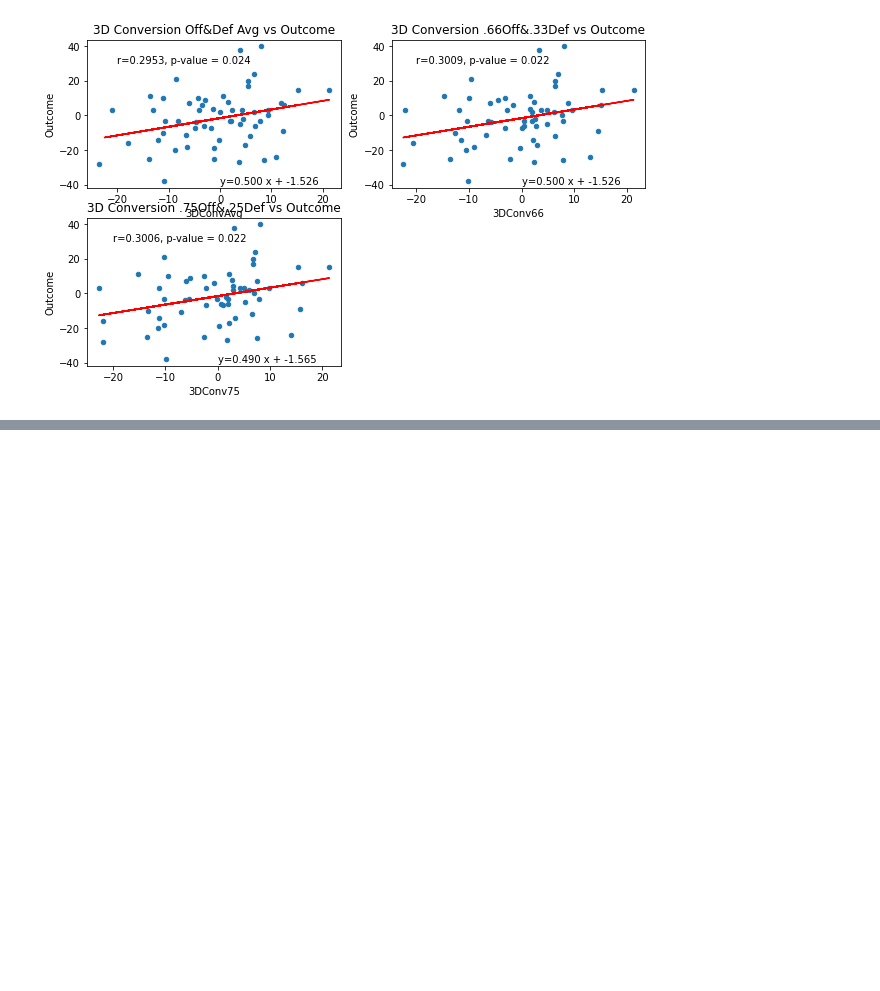
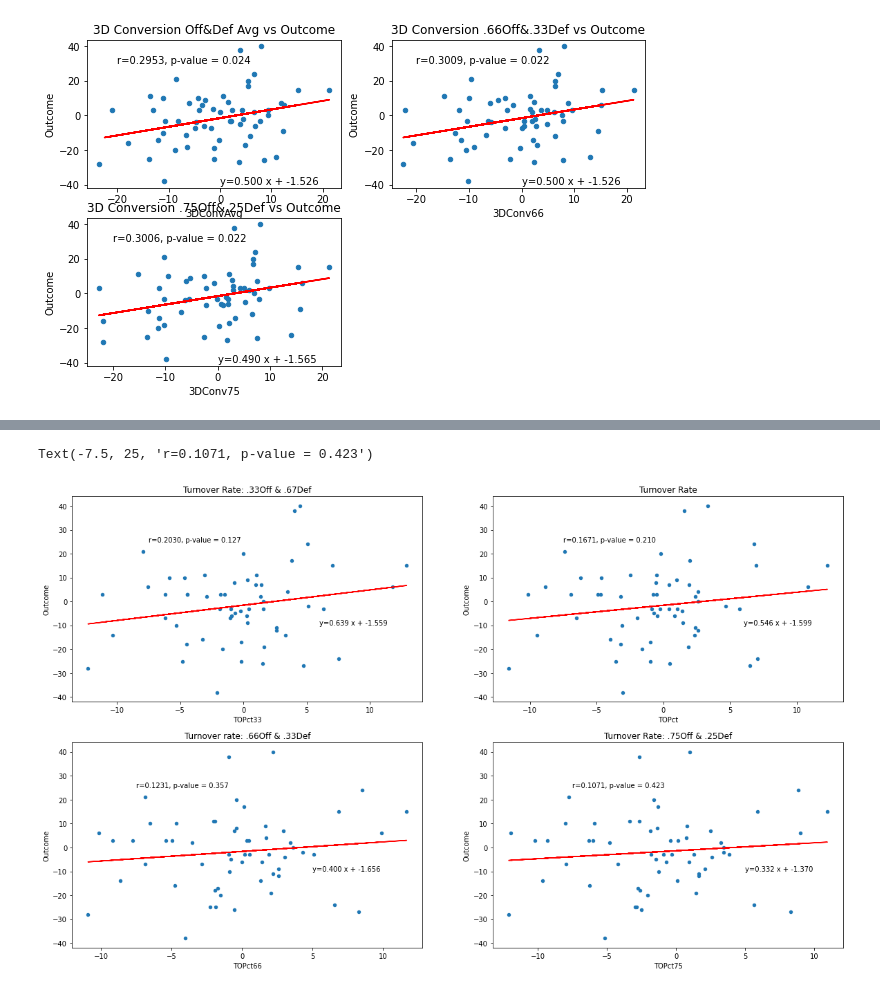
Before and after one commit to kclark7/NFLModel, a Jupyter notebook: TestVarCorr.ipynb, the cells around one changed output, grey strips where cells are left out. Saved outputs shown, nothing was run; the diff lists cells and outputs as text; code cells hidden in the pictures; blank space fills up the shorter version.

```diff
--- a/TestVarCorr.ipynb
+++ b/TestVarCorr.ipynb
@@ -109,0 +258,50 @@ plt.show
+# %%
+fig = plt.figure(figsize=(20,12))
+
+ax0 = fig.add_subplot(221)
+ax1 = fig.add_subplot(222)
+ax2 = fig.add_subplot(223)
+ax3 = fig.add_subplot(224)
+
+df.plot(kind='scatter', x='TOPct33', y='Outcome', ax=ax0)
+x = df['TOPct33']
+y = df['Outcome']
+fit = np.polyfit(x, y, deg=1)
+ax0.set_title('Turnover Rate: .33Off & .67Def')
+ax0.plot(x, fit[0] * x + fit[1], color='red')
+ax0.annotate('y={0:.3f} x + {1:.3f}'.format(fit[0], fit[1]), xy=(6, -10))
+pears = stats.pearsonr(df['TOPct33'], df['Outcome'])
+ax0.annotate('r={0:.4f}, p-value = {1:.3f}'.format(pears[0], pears[1]), xy=(-7.5, 25))
+
+df.plot(kind='scatter', x='TOPct', y='Outcome', ax=ax1)
+x = df['TOPct']
+y = df['Outcome']
+fit = np.polyfit(x, y, deg=1)
+ax1.set_title('Turnover Rate')
+ax1.plot(x, fit[0] * x + fit[1], color='red')
+ax1.annotate('y={0:.3f} x + {1:.3f}'.format(fit[0], fit[1]), xy=(6, -10))
+pears = stats.pearsonr(df['TOPct'], df['Outcome'])
+ax1.annotate('r={0:.4f}, p-value = {1:.3f}'.format(pears[0], pears[1]), xy=(-7.5, 25))
+
+df.plot(kind='scatter', x='TOPct66', y='Outcome', ax=ax2)
+x = df['TOPct66']
+y = df['Outcome']
+fit = np.polyfit(x, y, deg=1)
+ax2.set_title('Turnover rate: .66Off & .33Def')
+ax2.plot(x, fit[0] * x + fit[1], color='red')
+ax2.annotate('y={0:.3f} x + {1:.3f}'.format(fit[0], fit[1]), xy=(5, -10))
+pears = stats.pearsonr(df['TOPct66'], df['Outcome'])
+ax2.annotate('r={0:.4f}, p-value = {1:.3f}'.format(pears[0], pears[1]), xy=(-7.5, 25))
+
+df.plot(kind='scatter', x='TOPct75', y='Outcome', ax=ax3)
+x = df['TOPct75']
+y = df['Outcome']
+fit = np.polyfit(x, y, deg=1)
+ax3.set_title('Turnover Rate: .75Off & .25Def')
+ax3.plot(x, fit[0] * x + fit[1], color='red')
+ax3.annotate('y={0:.3f} x + {1:.3f}'.format(fit[0], fit[1]), xy=(5, -10))
+pears = stats.pearsonr(df['TOPct75'], df['Outcome'])
+ax3.annotate('r={0:.4f}, p-value = {1:.3f}'.format(pears[0], pears[1]), xy=(-7.5, 25))
+# %% [output]
+Text(-7.5, 25, 'r=0.1071, p-value = 0.423')
+[figure, added]
```
Also changed, not shown: parts of 13 cells of this notebook, 3 other files.
